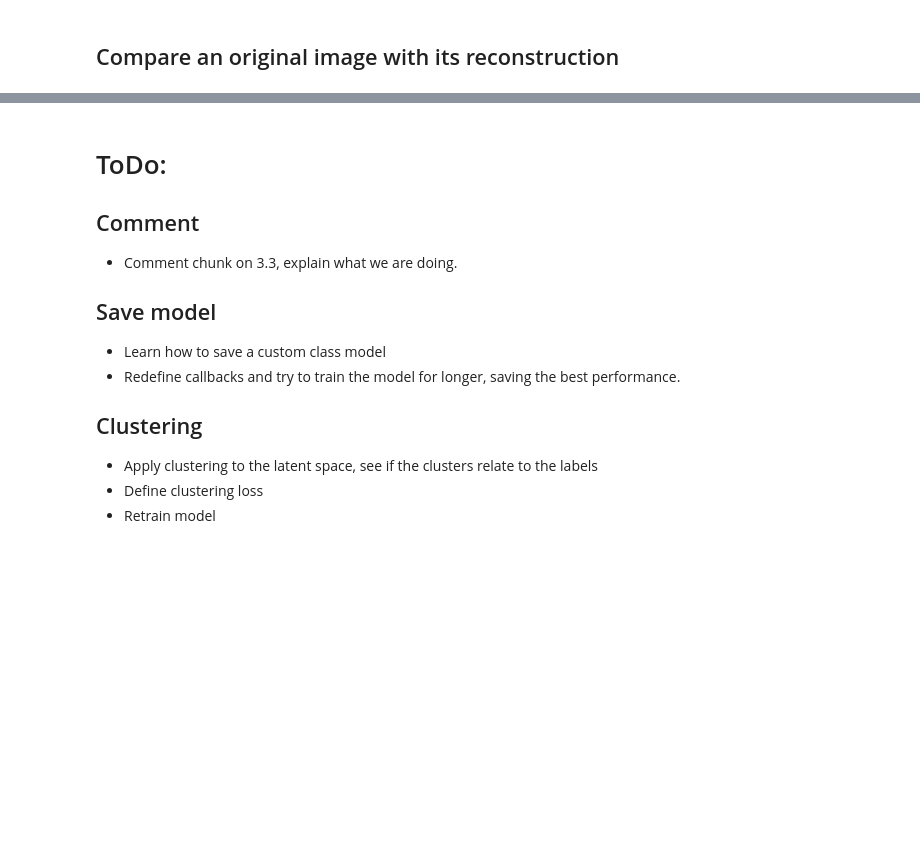
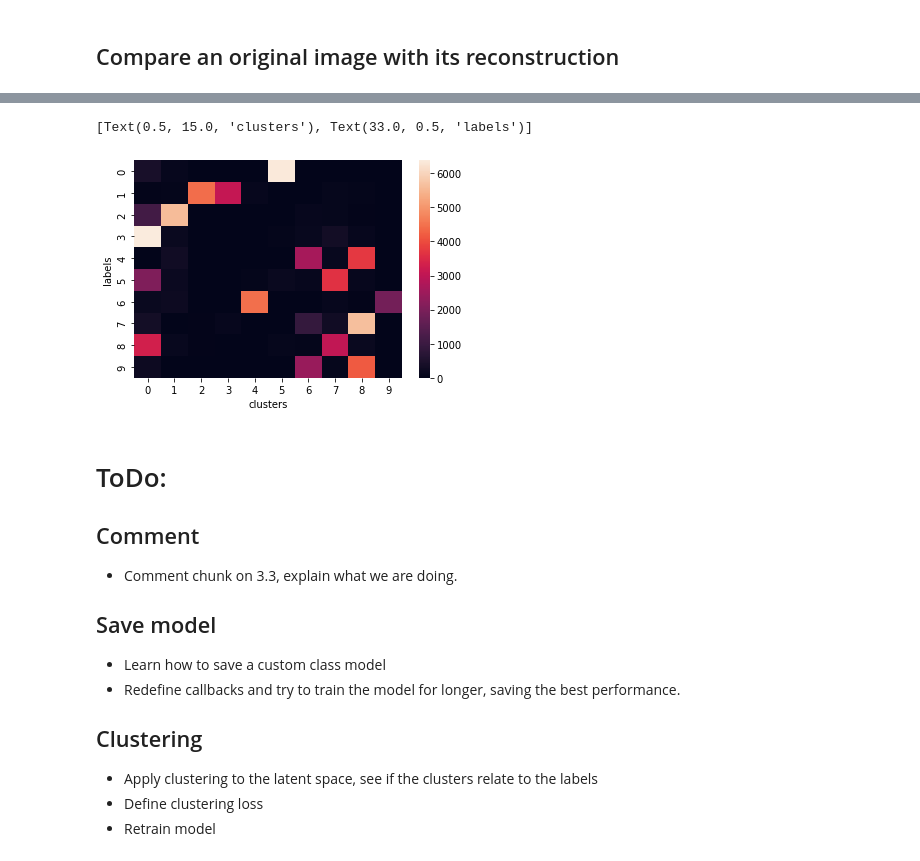
Before and after one commit to carlescn/MSc_bioinformatics_thesis, a Jupyter notebook: MNIST_clustering_VAE/MNIST_clustering_VAE.ipynb, the cells around one changed output, grey strips where cells are left out. Drawn from its saved outputs; the diff is of its cells as text; code cells hidden in the pictures; blank space fills up the shorter version.

```diff
--- a/MNIST_clustering_VAE/MNIST_clustering_VAE.ipynb
+++ b/MNIST_clustering_VAE/MNIST_clustering_VAE.ipynb
@@ -349,3 +386,12 @@ z_mean, z_logvar, z
+# %%
+kmeans = KMeans(n_clusters=10)
+kmeans.fit(codings_mean)
+crosstab = pd.crosstab(labels, kmeans.labels_)
+heatmap = sns.heatmap(crosstab)
+heatmap.set(xlabel='clusters', ylabel='labels')
+# %% [output]
+[Text(0.5, 15.0, 'clusters'), Text(33.0, 0.5, 'labels')]
+[figure, added]
 # %% [markdown]
 # ToDo:
 
```
Also changed, not shown: parts of 12 cells of this notebook, 5 other files.
